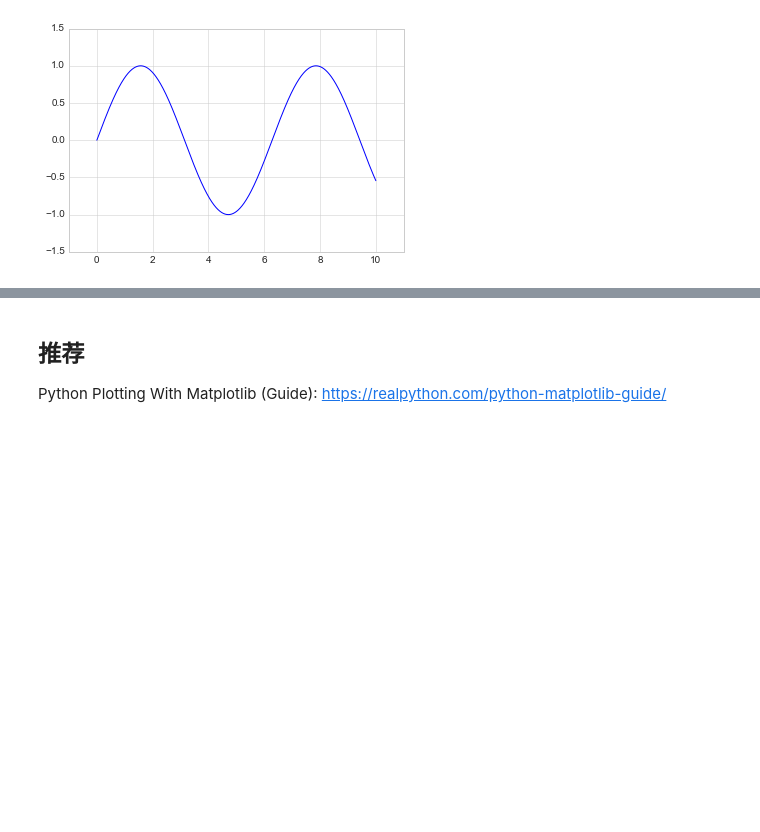
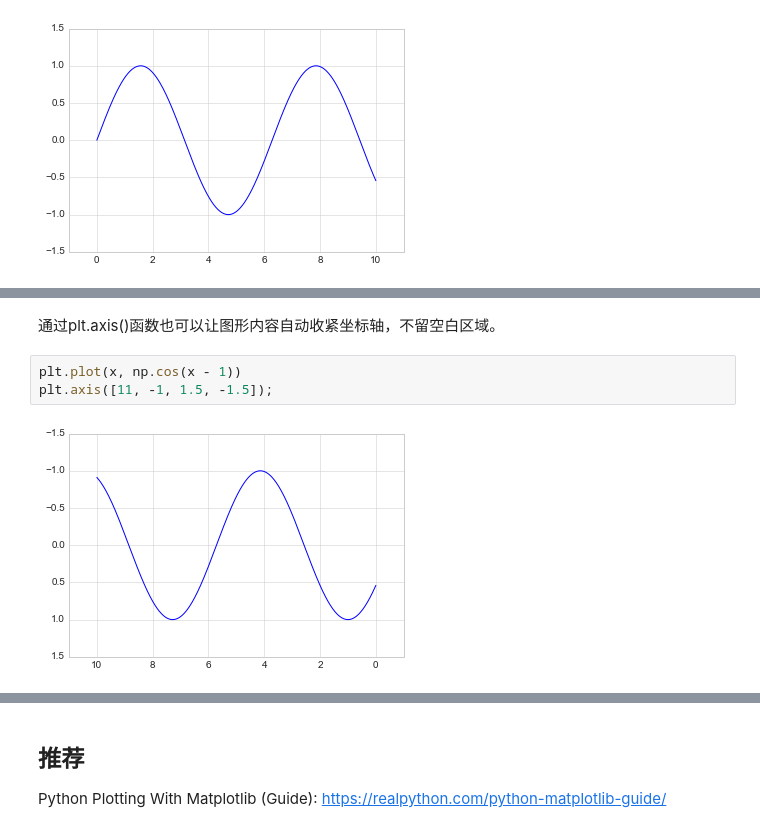
Before and after one commit to AndyFree96/Awesome-Notes, a Jupyter notebook: Books/Python数据科学手册/4.Matplotlib可视化.ipynb, the cells around one changed output, grey strips where cells are left out. Drawn from its saved outputs; the diff is of its cells as text; blank space fills up the shorter version.

```diff
--- a/Books/Python数据科学手册/4.Matplotlib可视化.ipynb
+++ b/Books/Python数据科学手册/4.Matplotlib可视化.ipynb
@@ -196,0 +221,7 @@ plt.ylim(-1.5, 1.5)
+# %% [markdown]
+通过plt.axis()函数也可以让图形内容自动收紧坐标轴，不留空白区域。
+# %%
+plt.plot(x, np.cos(x - 1))
+plt.axis([11, -1, 1.5, -1.5]);
+# %% [output]
+[figure, added]
```
Also changed, not shown: parts of 8 cells of this notebook.
